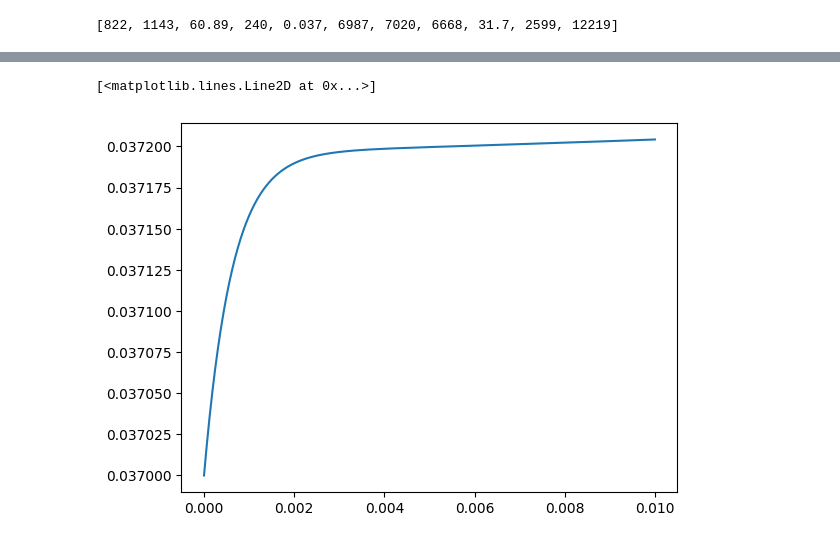
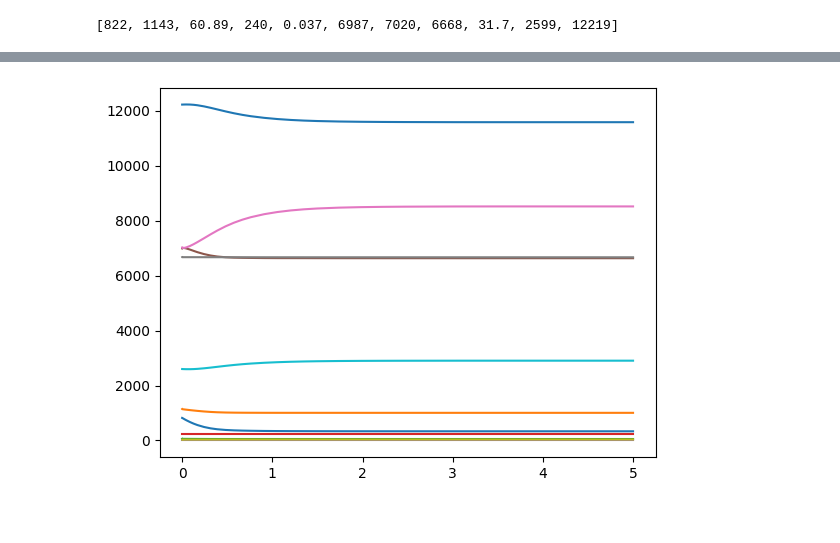
Before and after one commit to notreallyme2/pytochondrion, a Jupyter notebook: original_model.ipynb, the cells around one changed output, grey strips where cells are left out. Cells and saved outputs as stored; diff of their text form; code cells hidden in the pictures.

```diff
--- a/original_model.ipynb
+++ b/original_model.ipynb
@@ -101,7 +102,7 @@ def mitochondrial_simulator(t, Y):
     adp_ti = a_iSUM - atp_ti_0
     atp_fe = atp_te_0 / (1 + mg_fe / k_DTe)
     nad = n_t - nadh_0
-    v_DH = k_DH * ( 1/(1 + k_mN) / ((nad/nadh_0)**p_D) ) # (*Substrate dehydrogenation*)
+    v_DH = k_DH * (1 / ((1 + k_mN) / ((nad/nadh_0)**p_D)) ) # (*Substrate dehydrogenation*)
     uq = ubq_t - uqh_0
     c3plus = c_t - c2plus_0
     e_mN = e_mN0 + ((Z/2) * np.log10(nad / nadh_0))
@@ -117,7 +118,7 @@ def mitochondrial_simulator(t, Y):
     delta_psi = -(deltap - deltapH)
     deltaG_C1 = e_mU - e_mN - deltap * 4/2
     deltaG_C3 = e_mc - e_mU - deltap * (4 - 2*u) / 2
-    deltaG_P = deltaG_P0 / F + Z * np.log10(1000000*atp_ti_0 / (adp_ti * pi_ti_0));
+    deltaG_P = deltaG_P0 / F + Z * np.log10(1000000*atp_ti_0 / (adp_ti * pi_ti_0))
     deltaG_SN = n_A * deltap - deltaG_P
     v_C1 = k_C1 * deltaG_C1 # (*Complex I*)
     v_C3 = k_C3 * deltaG_C3 #
@@ -151,11 +152,11 @@ def mitochondrial_simulator(t, Y):
     r_buffi = c_buffi / c_0i # (*buffering capacity coefficient for matrix*)
 
     # differential equations
-    f0 = (v_DH - v_C1) * r_cm / b_N # nadh_of_t
+    f0 = (v_DH - v_C1) * (r_cm / b_N) # nadh_of_t
     f1 = (v_C1 - v_C3) * r_cm # uqh_of_t
     f2 = (v_C3 - 2 * v_C4) * 2 * r_cm # c2plus_of_t
-    f3 = 0 # # (*or o2'[t]\[Equal]-v_C4]*) # o2_of_t
-    f4 = -((2 * (2 + 2 * u) * v_C4) + ((4 - 2*u)*v_C3) + (4 * v_C1) - (n_A * v_SN) - (u * v_EX) - ((1 - u) * v_PI) - (v_LK)) * r_cm / r_buffi # h_i_of_t
+    f3 = 0 # -v_C4 # (*or 0*) # o2_of_t
+    f4 = -((2 * (2 + 2 * u) * v_C4) + ((4 - 2*u) * v_C3) + (4 * v_C1) - (n_A * v_SN) - (u * v_EX) - ((1 - u) * v_PI) - (v_LK)) * r_cm / r_buffi # h_i_of_t
     f5 = (v_SN - v_EX) * r_cm # atp_ti_of_t
     f6 = (v_PI - v_SN) * r_cm # pi_ti_of_t
     f7 = (v_EX - v_UT + v_AK + v_CK) # atp_te_of_t
@@ -186,2 +204,3 @@ Y_0
 # %%
-soln = solve_ivp(mitochondrial_simulator, [0, 0.01], Y_0)
+soln = solve_ivp(mitochondrial_simulator, [0, 5], Y_0, method='BDF')
+soln
@@ -206,7 +223,6 @@ soln
 # %%
 Y, t = soln['y'], soln['t']
 # %%
-plt.plot(t, Y[4])
+plt.plot(t, Y.T);
 # %% [output]
-[<matplotlib.lines.Line2D at 0x...>]
-[figure, old version]
+[figure, new version]
```
Also changed, not shown: parts of 8 cells of this notebook, 1 other file.
